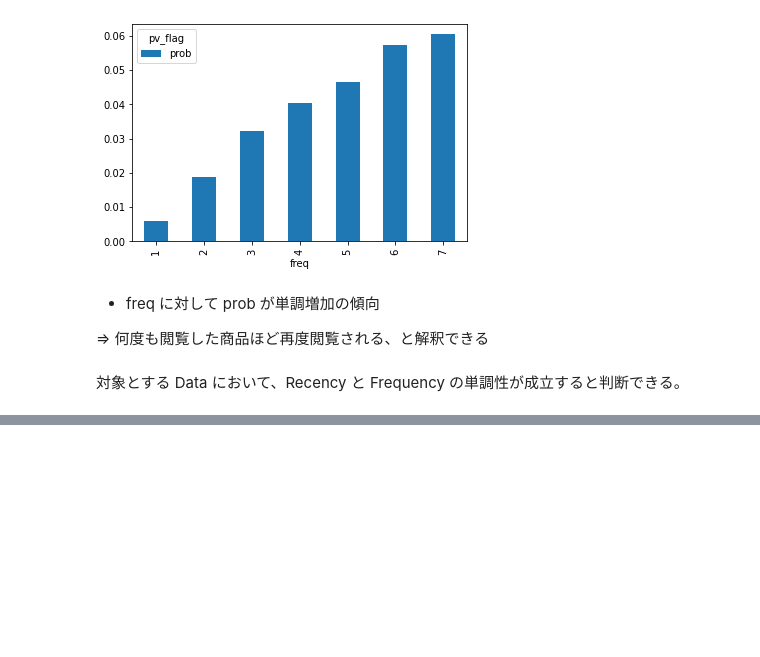
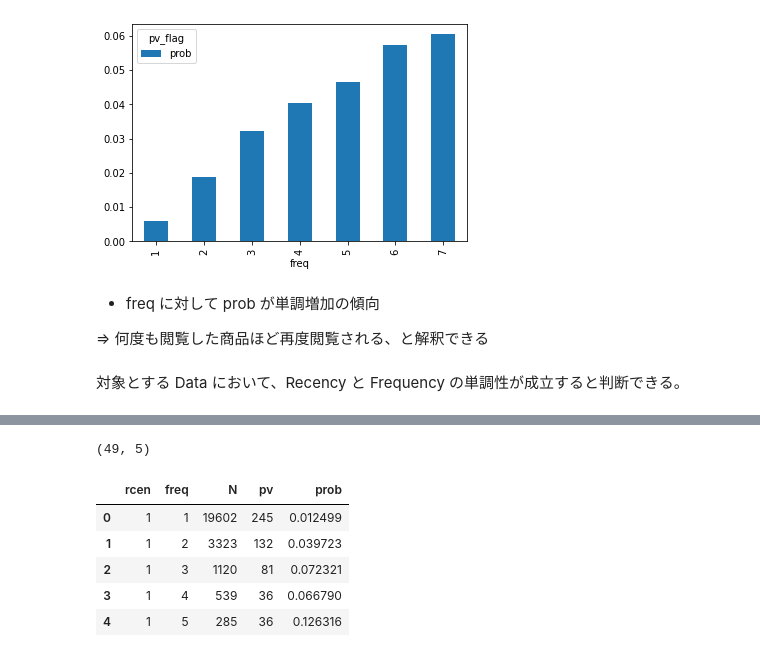
Before and after one commit to 1024xx4/py_mathematical_optimization, a Jupyter notebook: 7_recommendation/recommendation.ipynb, the cells around one changed output, grey strips where cells are left out. Saved outputs shown, nothing was run; the diff lists cells and outputs as text; code cells hidden in the pictures; blank space fills up the shorter version.

```diff
--- a/7_recommendation/recommendation.ipynb
+++ b/7_recommendation/recommendation.ipynb
@@ -420,0 +501,19 @@ freq_df
+# %%
+# rf_df を作成
+Row3 = []
+for rf, N in sorted(RF2N.items()):
+    pv = RF2PV[rf]
+    prob = RF2Prob[rf]
+    row = (rf[0], rf[1], N, pv, prob)
+    Row3.append(row)
+rf_df = pd.DataFrame(Row3, columns=['rcen', 'freq', 'N', 'pv', 'prob'])
+print(rf_df.shape)
+rf_df.head()
+# %% [output]
+(49, 5)
+|  | rcen | freq | N | pv | prob |
+| 0 | 1 | 1 | 19602 | 245 | 0.012499 |
+| 1 | 1 | 2 | 3323 | 132 | 0.039723 |
+| 2 | 1 | 3 | 1120 | 81 | 0.072321 |
+| 3 | 1 | 4 | 539 | 36 | 0.066790 |
+| 4 | 1 | 5 | 285 | 36 | 0.126316 |
```
Also changed, not shown: parts of 15 cells of this notebook.
